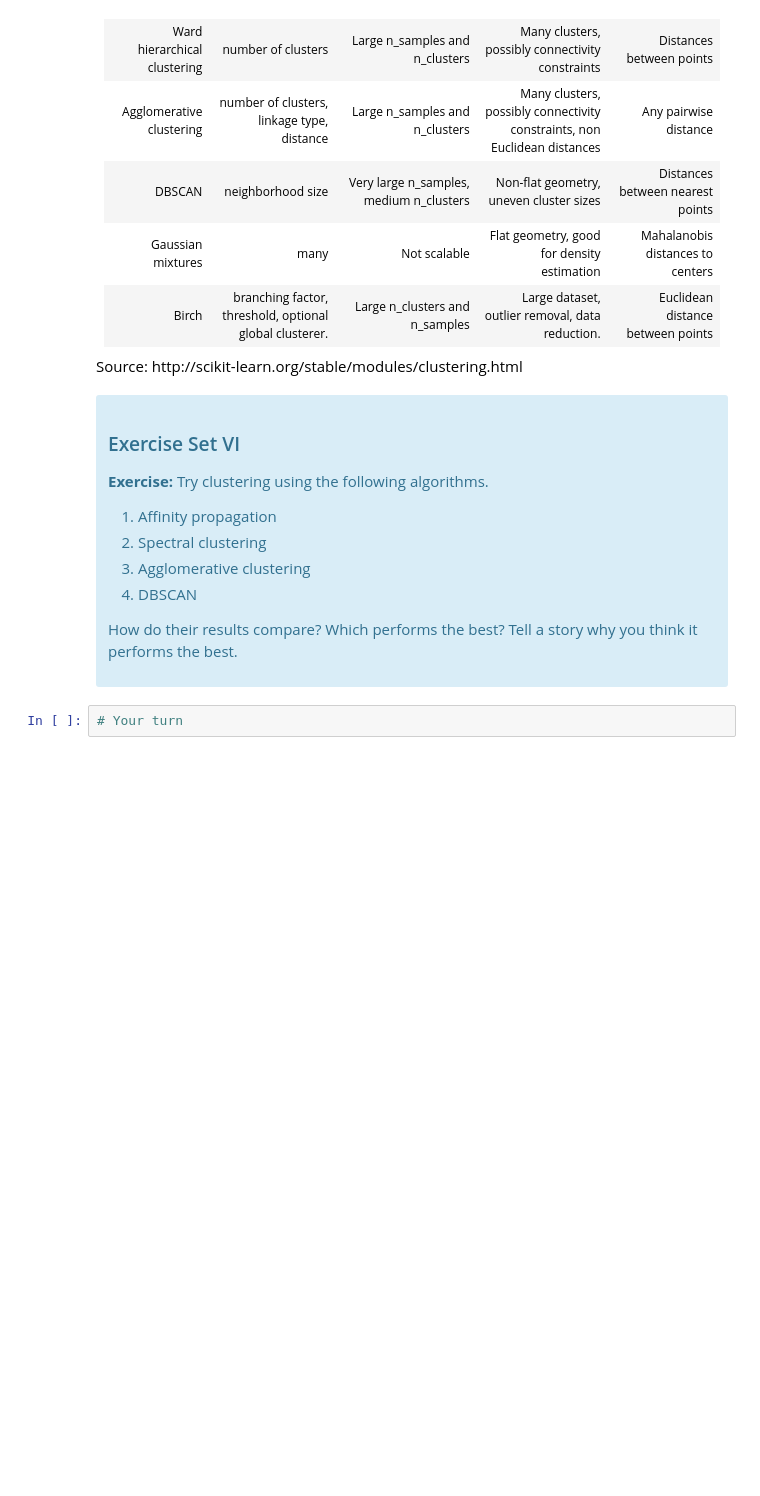
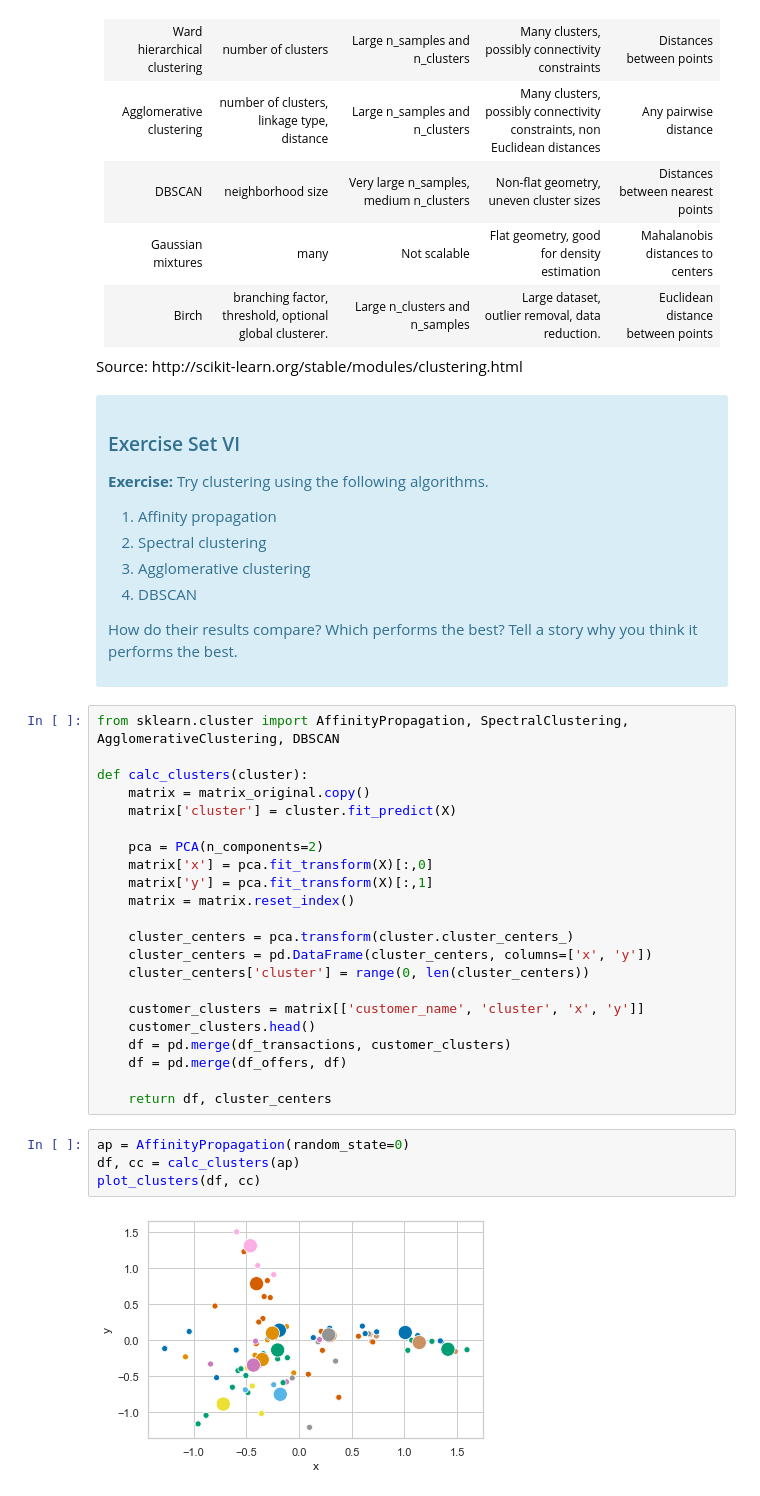
Before and after one commit to yegorkryukov/springboard, a Jupyter notebook: 16.2.6-clustering-mini-project/Mini_Project_Clustering.ipynb, the cells around one changed output. Saved outputs shown, nothing was run; the diff lists cells and outputs as text; blank space fills up the shorter version.

Commit message:
Added more clustering methods

```diff
--- a/16.2.6-clustering-mini-project/Mini_Project_Clustering.ipynb
+++ b/16.2.6-clustering-mini-project/Mini_Project_Clustering.ipynb
@@ -492,5 +498,31 @@ Source: http://scikit-learn.org/stable/modules/clustering.html
 </ol>
 <p>How do their results compare? Which performs the best? Tell a story why you think it performs the best.</p>
 </div>
-# %%
-# Your turn
+# %%
+from sklearn.cluster import AffinityPropagation, SpectralClustering, AgglomerativeClustering, DBSCAN
+
+def calc_clusters(cluster):
+    matrix = matrix_original.copy()
+    matrix['cluster'] = cluster.fit_predict(X)
+
+    pca = PCA(n_components=2)
+    matrix['x'] = pca.fit_transform(X)[:,0]
+    matrix['y'] = pca.fit_transform(X)[:,1]
+    matrix = matrix.reset_index()
+
+    cluster_centers = pca.transform(cluster.cluster_centers_)
+    cluster_centers = pd.DataFrame(cluster_centers, columns=['x', 'y'])
+    cluster_centers['cluster'] = range(0, len(cluster_centers))
+
+    customer_clusters = matrix[['customer_name', 'cluster', 'x', 'y']]
+    customer_clusters.head()
+    df = pd.merge(df_transactions, customer_clusters)
+    df = pd.merge(df_offers, df)
+
+    return df, cluster_centers
+# %%
+ap = AffinityPropagation(random_state=0)
+df, cc = calc_clusters(ap)
+plot_clusters(df, cc)
+# %% [output]
+[figure, added]
```
Also changed, not shown: parts of 6 cells of this notebook.
